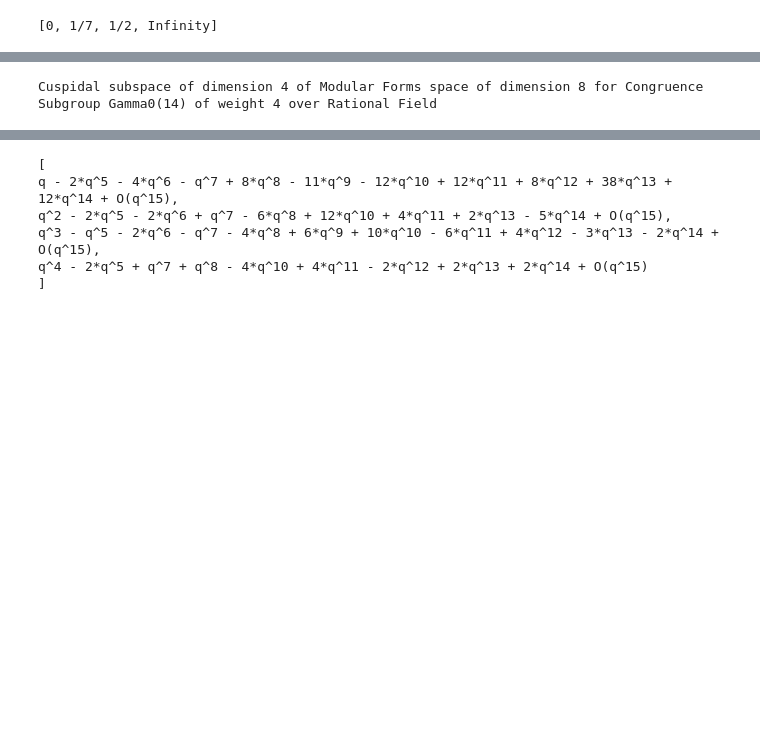
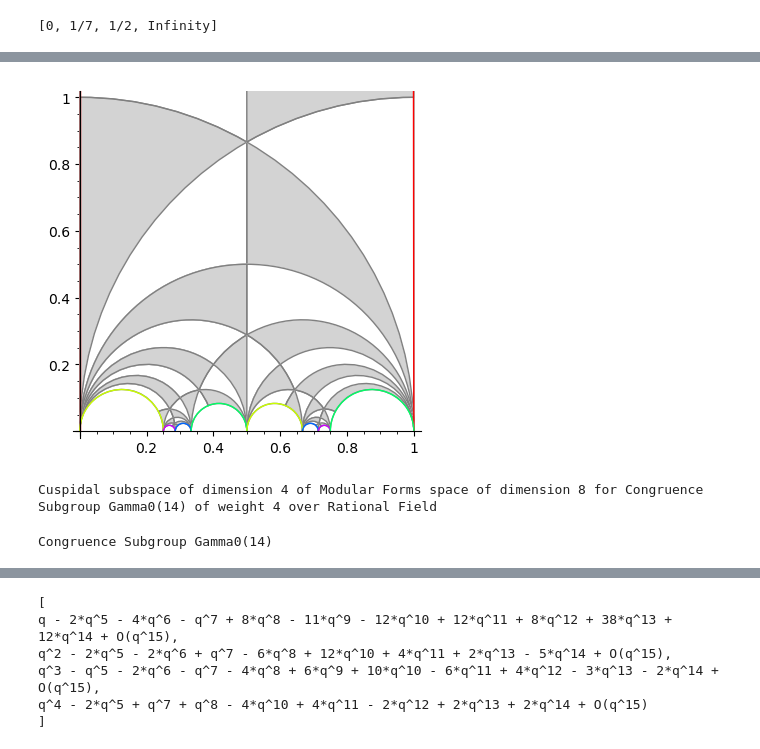
Before and after one commit to matteocao/modular-forms, a Jupyter notebook: modular_forms_MC.ipynb, the cells around one changed output, grey strips where cells are left out. Drawn from its saved outputs; the diff is of its cells as text; code cells hidden in the pictures; blank space fills up the shorter version.

```diff
--- a/modular_forms_MC.ipynb
+++ b/modular_forms_MC.ipynb
@@ -150,5 +182,12 @@ Gamma0(14).cusps()  # the cusps
+# %%
+# let's check the fundamental domain
+fs.fundamental_domain()
+# %% [output]
+[figure, added]
 # %%
 cf = CuspForms(14,4,prec=15)
-cf
+print(cf)
+cf.group()
 # %% [output]
 Cuspidal subspace of dimension 4 of Modular Forms space of dimension 8 for Congruence Subgroup Gamma0(14) of weight 4 over Rational Field
+Congruence Subgroup Gamma0(14)
```
Also changed, not shown: parts of 67 cells of this notebook.
